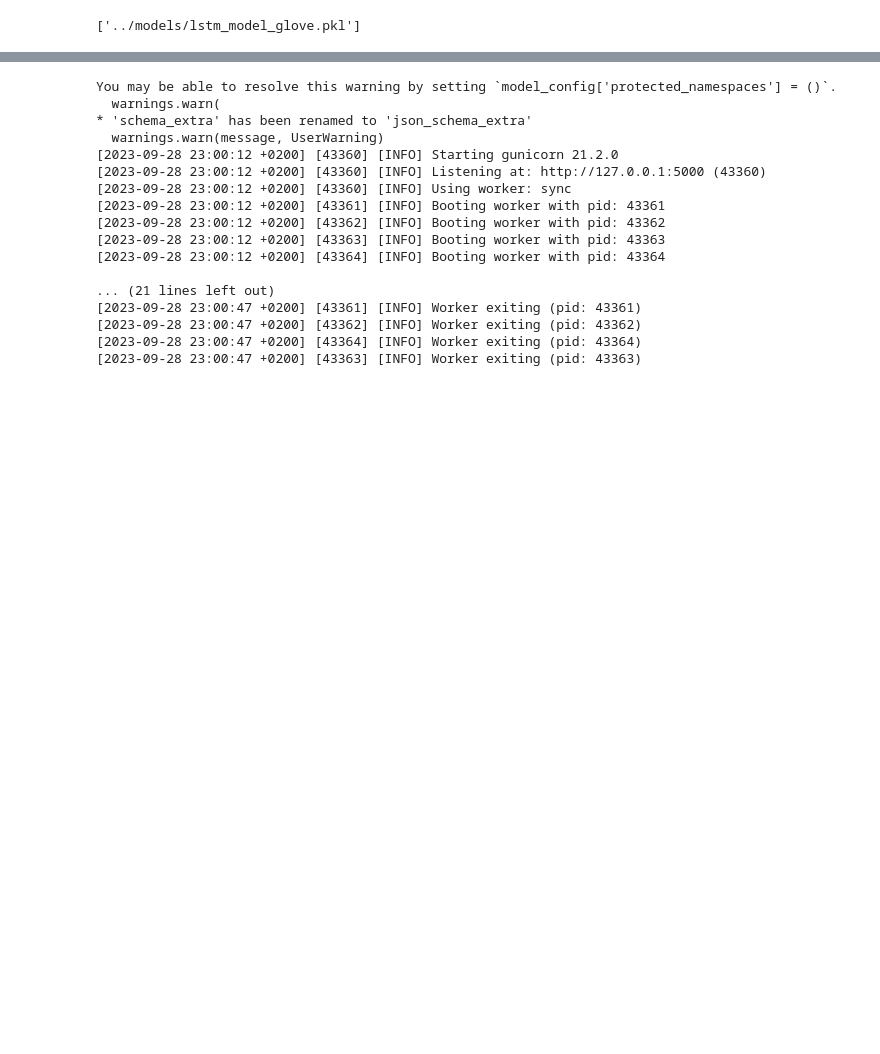
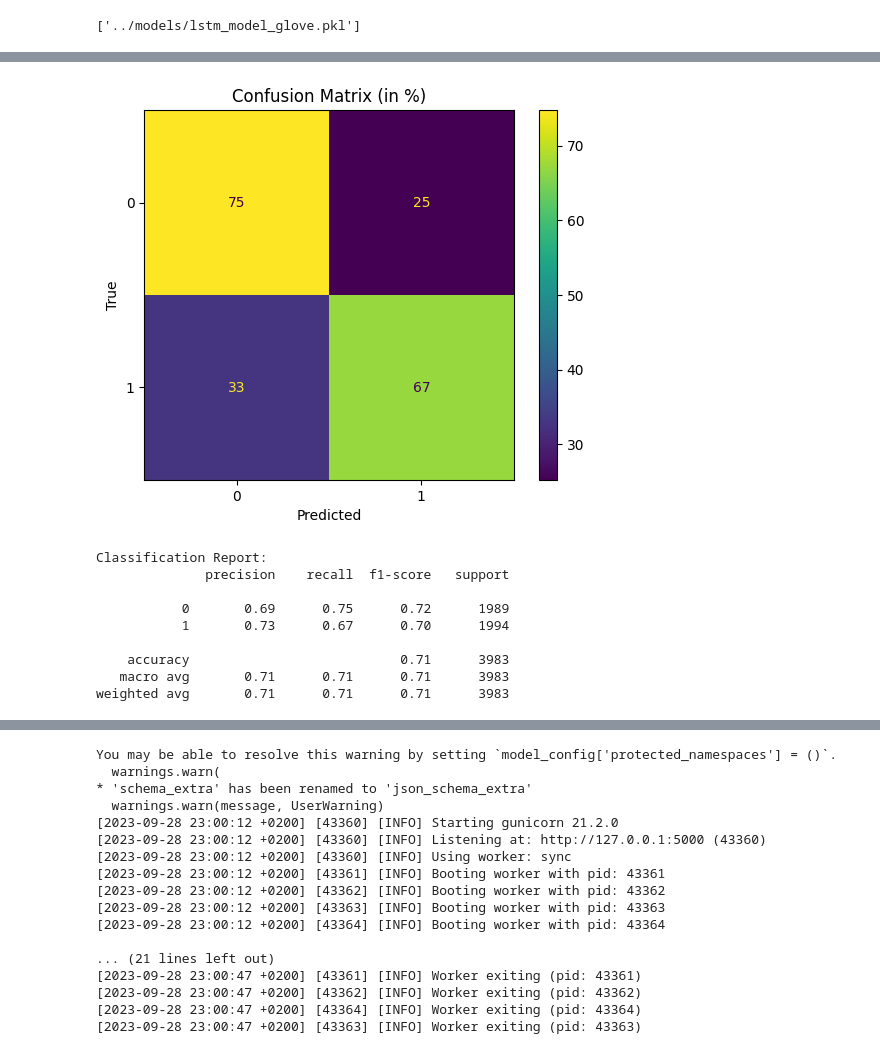
Before and after one commit to nasr-edine/detect-badbuzz, a Jupyter notebook: notebooks/lstm_model.ipynb, the cells around one changed output, grey strips where cells are left out. Cells and saved outputs as stored; diff of their text form; code cells hidden in the pictures; blank space fills up the shorter version.

```diff
--- a/notebooks/lstm_model.ipynb
+++ b/notebooks/lstm_model.ipynb
@@ -337,0 +312,37 @@ Accuracy: 72.90%
+# %%
+from sklearn.metrics import confusion_matrix, ConfusionMatrixDisplay, classification_report
+
+# Make predictions using your LSTM model
+y_pred = model.predict(X_test_seq)
+
+# Convert softmax predictions into categorical labels (0 or 1)
+y_pred_labels = np.argmax(y_pred, axis=1)
+y_true_labels = np.argmax(y_test_one_hot, axis=1)
+
+# Calculate the confusion matrix
+conf_matrix = confusion_matrix(y_true_labels, y_pred_labels)
+
+# Normalize the confusion matrix to display percentages
+conf_matrix_norm = conf_matrix.astype('float') / conf_matrix.sum(axis=1)[:, np.newaxis] * 100
+
+# Plot the confusion matrix using ConfusionMatrixDisplay
+disp = ConfusionMatrixDisplay(confusion_matrix=conf_matrix_norm)
+
+# Display the confusion matrix
+disp.plot()
+plt.xlabel('Predicted')
+plt.ylabel('True')
+plt.title('Confusion Matrix (in %)')
+
+# Save the plot as an image (e.g., PNG)
+plt.savefig('../imgs/confusion_matrix_plot.png')
+mlflow.log_artifact('../imgs/confusion_matrix_plot.png')
+
+# Show the plot
+plt.show()
+
+# Calculate other evaluation metrics (optional)
+report = classification_report(y_true_labels, y_pred_labels)
+print("Classification Report:")
+print(report)
+# %% [output]
@@ -338,3 +350,13 @@ Accuracy: 72.90%
+[figure, added]
+Classification Report:
+              precision    recall  f1-score   support
+
+           0       0.69      0.75      0.72      1989
+           1       0.73      0.67      0.70      1994
+
+    accuracy                           0.71      3983
+   macro avg       0.71      0.71      0.71      3983
+weighted avg       0.71      0.71      0.71      3983
 # %%
 plt.plot(history.history['accuracy'], c= 'b')
 plt.plot(history.history['val_accuracy'], c='r')
```
Also changed, not shown: parts of 14 cells of this notebook, 1 other file.
